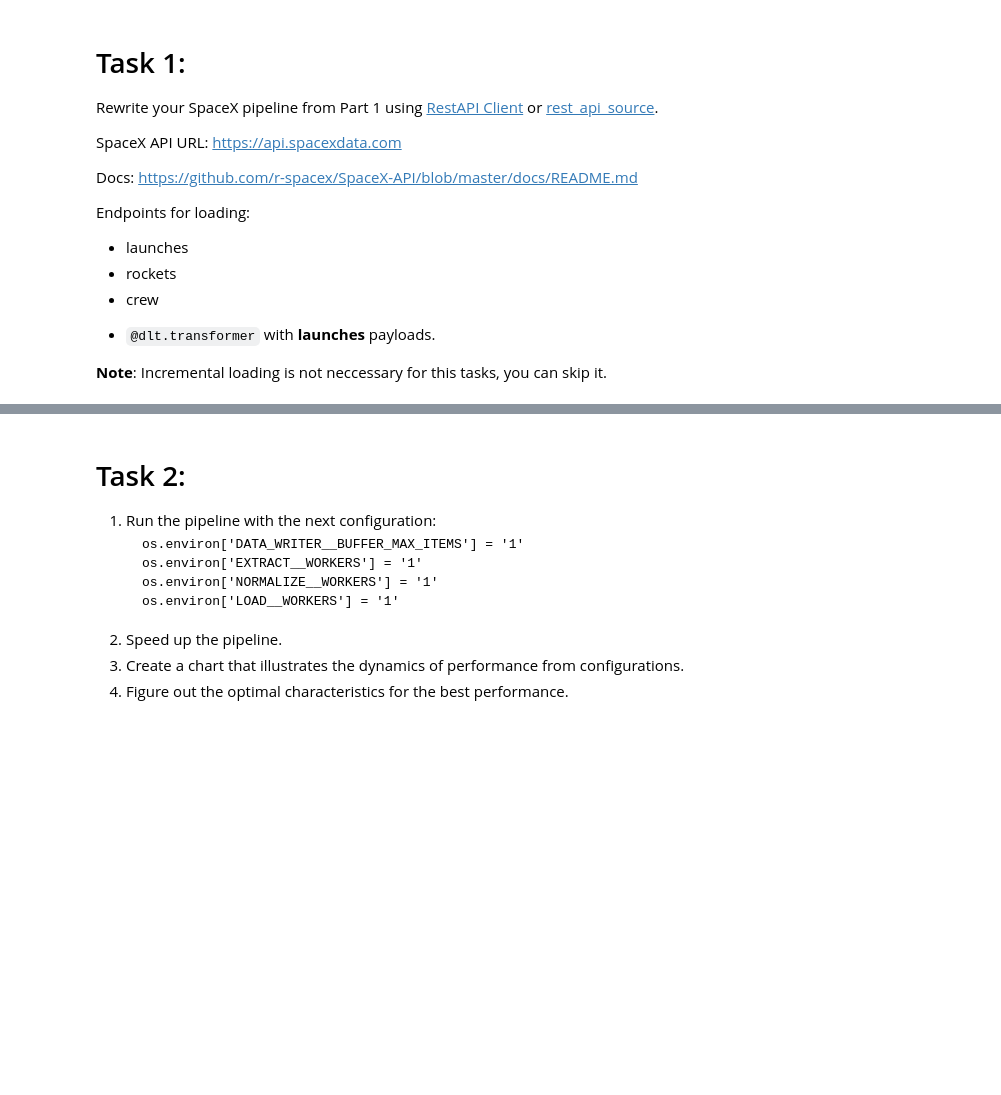
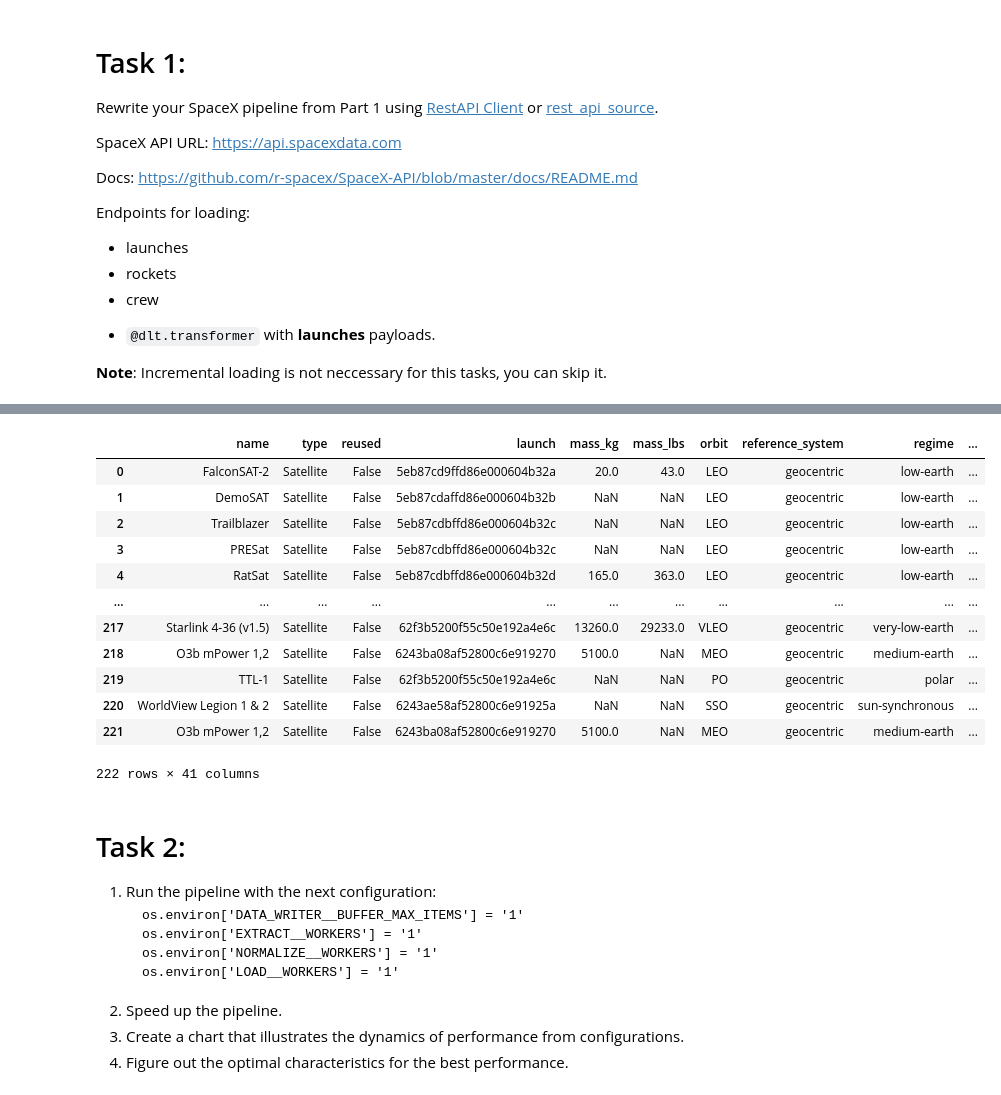
Before and after one commit to IraitzM/dlt_homeworks, a Jupyter notebook: Workshop_Part_2_Homework.ipynb, the cells around one changed output, grey strips where cells are left out. Cells and saved outputs as stored; diff of their text form; code cells hidden in the pictures; blank space fills up the shorter version.

```diff
--- a/Workshop_Part_2_Homework.ipynb
+++ b/Workshop_Part_2_Homework.ipynb
@@ -49,0 +121,10 @@ print(pipeline.last_trace.last_normalize_info)
+# %%
+import duckdb
+from google.colab import data_table
+data_table.enable_dataframe_formatter()
+
+# 1. a database '<pipeline_name>.duckdb' was created in working directory so just connect to it
+conn = duckdb.connect(f"{pipeline.pipeline_name}.duckdb")
+
+# 2. list all tables
+display(conn.sql("DESCRIBE"))
@@ -49,0 +149,4 @@ print(pipeline.last_trace.last_normalize_info)
+# %%
+stats_table = conn.sql(f"SELECT * FROM {pipeline.dataset_name}.details").df()
+display(stats_table)
+# %% [output]
@@ -50,3 +154,16 @@ print(pipeline.last_trace.last_normalize_info)
+|  | name | type | reused | launch | mass_kg | mass_lbs | orbit | reference_system | regime | ... |
+| 0 | FalconSAT-2 | Satellite | False | 5eb87cd9ffd86e000604b32a | 20.0 | 43.0 | LEO | geocentric | low-earth | ... |
+| 1 | DemoSAT | Satellite | False | 5eb87cdaffd86e000604b32b | NaN | NaN | LEO | geocentric | low-earth | ... |
+| 2 | Trailblazer | Satellite | False | 5eb87cdbffd86e000604b32c | NaN | NaN | LEO | geocentric | low-earth | ... |
+| 3 | PRESat | Satellite | False | 5eb87cdbffd86e000604b32c | NaN | NaN | LEO | geocentric | low-earth | ... |
+| 4 | RatSat | Satellite | False | 5eb87cdbffd86e000604b32d | 165.0 | 363.0 | LEO | geocentric | low-earth | ... |
+| ... | ... | ... | ... | ... | ... | ... | ... | ... | ... | ... |
+| 217 | Starlink 4-36 (v1.5) | Satellite | False | 62f3b5200f55c50e192a4e6c | 13260.0 | 29233.0 | VLEO | geocentric | very-low-earth | ... |
+| 218 | O3b mPower 1,2 | Satellite | False | 6243ba08af52800c6e919270 | 5100.0 | NaN | MEO | geocentric | medium-earth | ... |
+| 219 | TTL-1 | Satellite | False | 62f3b5200f55c50e192a4e6c | NaN | NaN | PO | geocentric | polar | ... |
+| 220 | WorldView Legion 1 & 2 | Satellite | False | 6243ae58af52800c6e91925a | NaN | NaN | SSO | geocentric | sun-synchronous | ... |
+| 221 | O3b mPower 1,2 | Satellite | False | 6243ba08af52800c6e919270 | 5100.0 | NaN | MEO | geocentric | medium-earth | ... |
+222 rows × 41 columns
 # %% [markdown]
 # Task 2:
 
```
Also changed, not shown: parts of 8 cells of this notebook.
